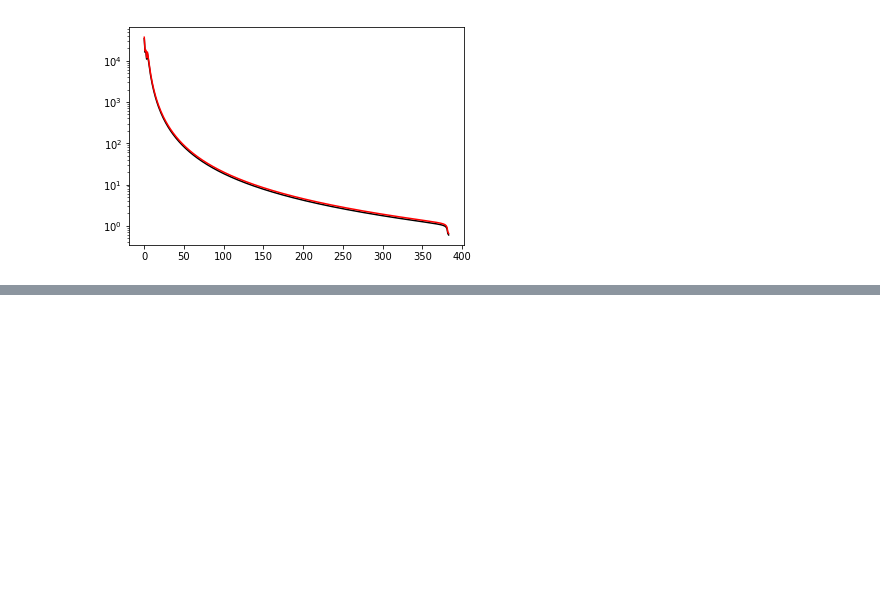
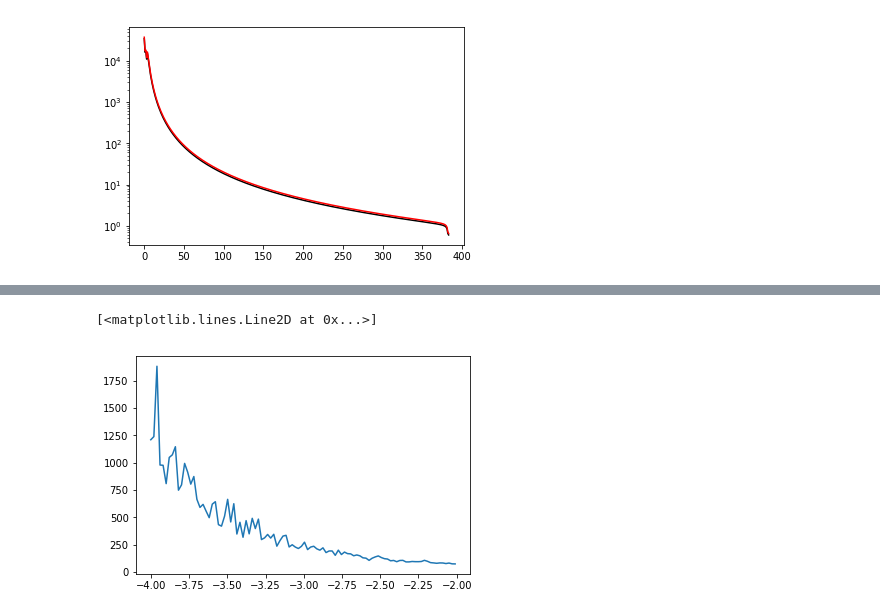
Before and after one commit to acwgough/foreground_moments, a Jupyter notebook: 2019-08-05 optimisation.ipynb, the cells around one changed output, grey strips where cells are left out. Drawn from its saved outputs; the diff is of its cells as text; code cells hidden in the pictures; blank space fills up the shorter version.

```diff
--- a/2019-08-05 optimisation.ipynb
+++ b/2019-08-05 optimisation.ipynb
@@ -160,0 +187,5 @@ for i in range(len(freqs)):
+# %%
+plot(gammas, std)
+# %% [output]
+[<matplotlib.lines.Line2D at 0x...>]
+[figure, added]
```
Also changed, not shown: parts of 7 cells of this notebook, 1 other file.
